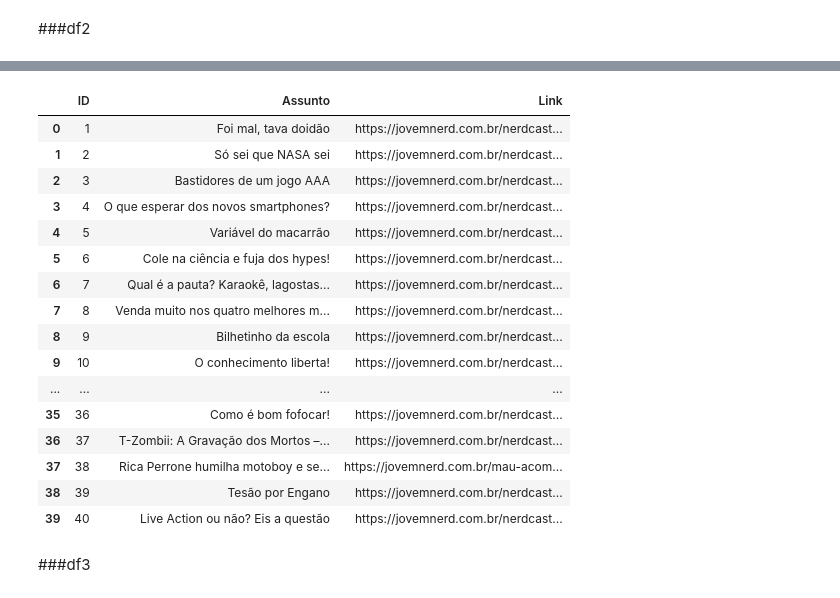
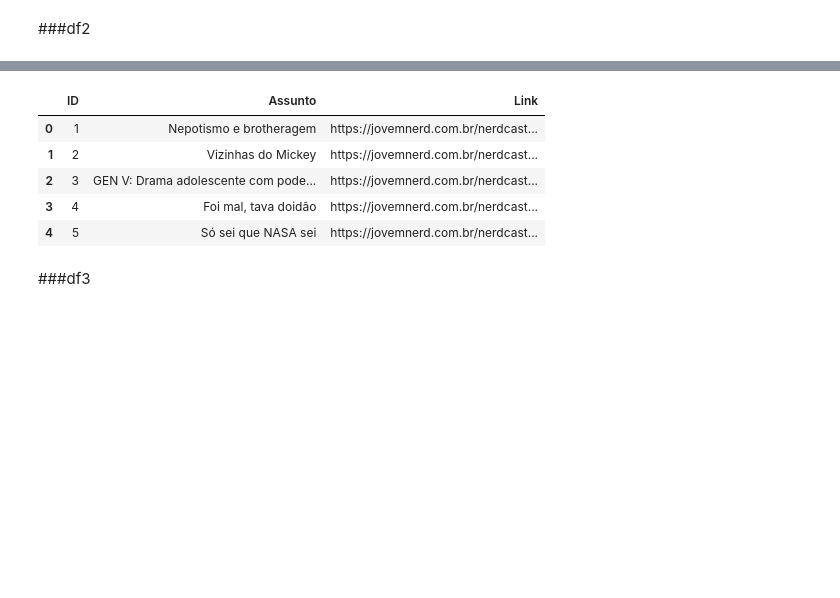
Before and after one commit to gellwanger/nerdcast_analysis, a Jupyter notebook: Nercast_Analysis.ipynb, the cells around one changed output, grey strips where cells are left out. Drawn from its saved outputs; the diff is of its cells as text; code cells hidden in the pictures; blank space fills up the shorter version.

```diff
--- a/Nercast_Analysis.ipynb
+++ b/Nercast_Analysis.ipynb
@@ -158,0 +298,8 @@ data.to_excel(output_file, index=False)
+# %%
+for item in podcast_names_themes:
+  mask = df['Podcast'] == item[1]
+
+  if not df.loc[mask, 'Theme'].empty:
+    existing_theme = df.loc[mask, 'Theme'].iloc[0]
+    updated_theme = ', '.join([existing_theme, item[0]])
+    df.loc[mask, 'Theme'] = updated_theme
@@ -180,12 +333,7 @@ for item in list_of_numbers:
   df = df[df['Podcast'] != item]
 # %%
 list_text = []
-i = 1
 
 for item in df['Podcast']:
   this = re.split(r'[0-9]', item)
-  print(f'{i} - {this}')
-
-  i += 1
-
   list_text.extend(this)
@@ -225,11 +347,9 @@ len(list_number)
 # %%
 text_new = []
-i = 1
+
 for item in list_text:
   if len(item) >= 2:
     this = item.strip()
-    print(f'{i} - {this}')
-    i += 1
     text_new.append(this)
   else:
     pass
@@ -319,0 +417,2 @@ print(list_of_numbers)
+# %%
+df2 = df2.drop_duplicates()
@@ -323,23 +436,12 @@ df2['ID'] = range(1, len(df2) + 1)
 # %%
-df2.head(40)
+df2.head()
 # %% [output]
 |  | ID | Assunto | Link |
-| 0 | 1 | Foi mal, tava doidão | https://jovemnerd.com.br/nerdcast... |
-| 1 | 2 | Só sei que NASA sei | https://jovemnerd.com.br/nerdcast... |
-| 2 | 3 | Bastidores de um jogo AAA | https://jovemnerd.com.br/nerdcast... |
-| 3 | 4 | O que esperar dos novos smartphones? | https://jovemnerd.com.br/nerdcast... |
-| 4 | 5 | Variável do macarrão | https://jovemnerd.com.br/nerdcast... |
-| 5 | 6 | Cole na ciência e fuja dos hypes! | https://jovemnerd.com.br/nerdcast... |
-| 6 | 7 | Qual é a pauta? Karaokê, lagostas... | https://jovemnerd.com.br/nerdcast... |
-| 7 | 8 | Venda muito nos quatro melhores m... | https://jovemnerd.com.br/nerdcast... |
-| 8 | 9 | Bilhetinho da escola | https://jovemnerd.com.br/nerdcast... |
-| 9 | 10 | O conhecimento liberta! | https://jovemnerd.com.br/nerdcast... |
-| ... | ... | ... | ... |
-| 35 | 36 | Como é bom fofocar! | https://jovemnerd.com.br/nerdcast... |
-| 36 | 37 | T-Zombii: A Gravação dos Mortos –... | https://jovemnerd.com.br/nerdcast... |
-| 37 | 38 | Rica Perrone humilha motoboy e se... | https://jovemnerd.com.br/mau-acom... |
-| 38 | 39 | Tesão por Engano | https://jovemnerd.com.br/nerdcast... |
-| 39 | 40 | Live Action ou não? Eis a questão | https://jovemnerd.com.br/nerdcast... |
+| 0 | 1 | Nepotismo e brotheragem | https://jovemnerd.com.br/nerdcast... |
+| 1 | 2 | Vizinhas do Mickey | https://jovemnerd.com.br/nerdcast... |
+| 2 | 3 | GEN V: Drama adolescente com pode... | https://jovemnerd.com.br/nerdcast... |
+| 3 | 4 | Foi mal, tava doidão | https://jovemnerd.com.br/nerdcast... |
+| 4 | 5 | Só sei que NASA sei | https://jovemnerd.com.br/nerdcast... |
 # %% [markdown]
 ###df3
 # %%
```
Also changed, not shown: parts of 59 cells of this notebook.
